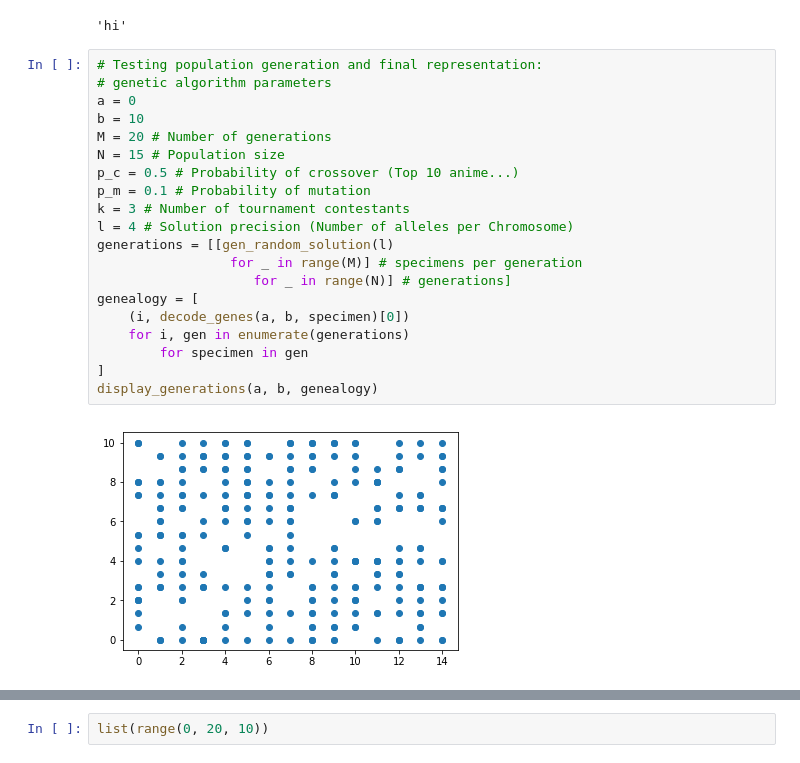
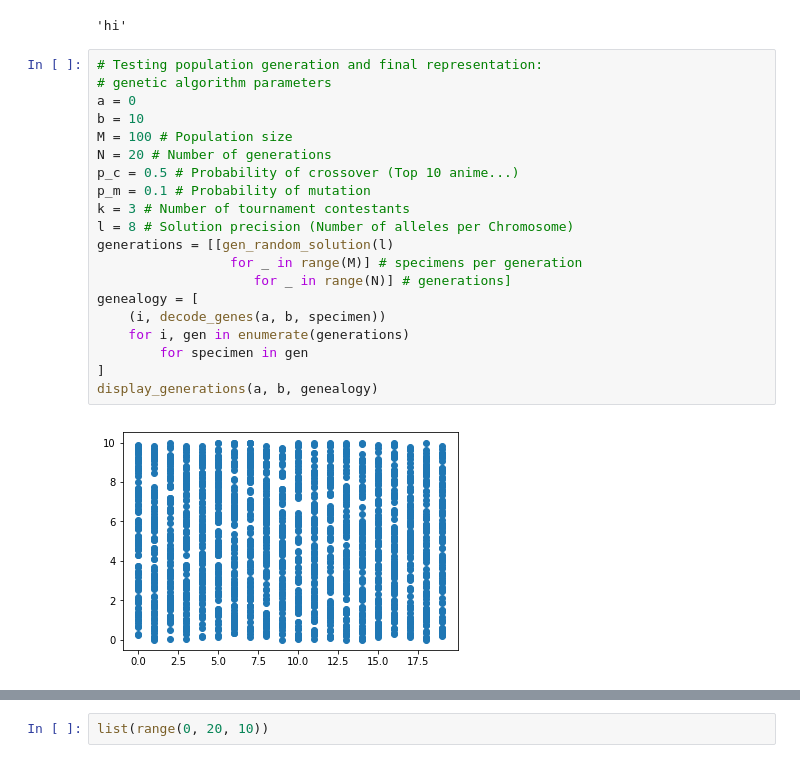
Before and after one commit to barucAlmaguer/metaheuristics, a Jupyter notebook: jp/Genetic algorithms.ipynb, the cells around one changed output, grey strips where cells are left out. Cells and saved outputs as stored; diff of their text form.

```diff
--- a/jp/Genetic algorithms.ipynb
+++ b/jp/Genetic algorithms.ipynb
@@ -153,22 +163,22 @@ max(['a', 'b', 'hi'], key= lambda item: len(item))
 # %%
 # Testing population generation and final representation:
 # genetic algorithm parameters
 a = 0
 b = 10
-M = 20 # Number of generations
-N = 15 # Population size
+M = 100 # Population size
+N = 20 # Number of generations
 p_c = 0.5 # Probability of crossover (Top 10 anime...)
 p_m = 0.1 # Probability of mutation
 k = 3 # Number of tournament contestants
-l = 4 # Solution precision (Number of alleles per Chromosome)
+l = 8 # Solution precision (Number of alleles per Chromosome)
 generations = [[gen_random_solution(l)
                  for _ in range(M)] # specimens per generation
                     for _ in range(N)] # generations]
 genealogy = [
-    (i, decode_genes(a, b, specimen)[0])
+    (i, decode_genes(a, b, specimen))
     for i, gen in enumerate(generations)
         for specimen in gen
 ]
 display_generations(a, b, genealogy)
 # %% [output]
-[figure, old version]
+[figure, new version]
```
Also changed, not shown: parts of 27 cells of this notebook.
